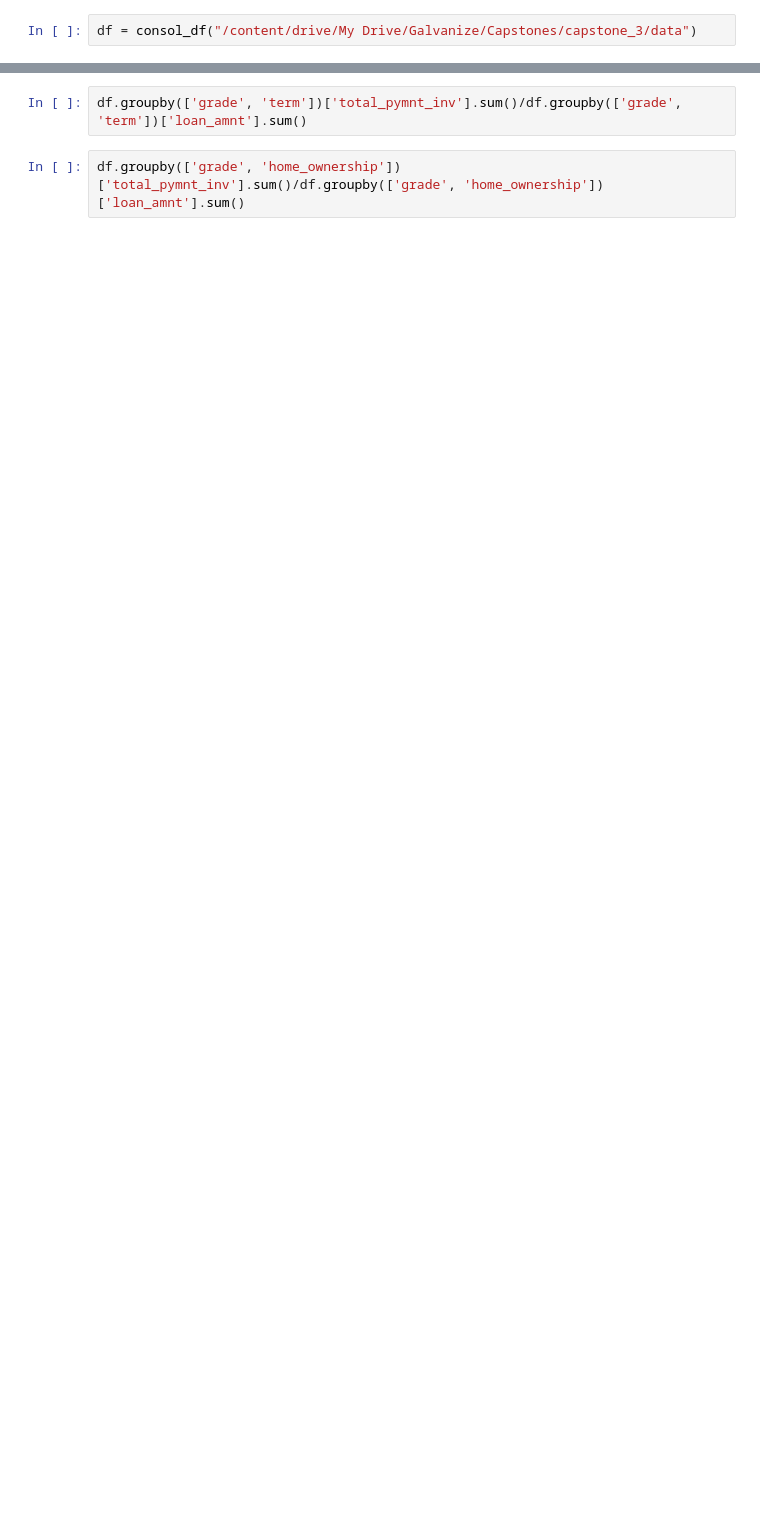
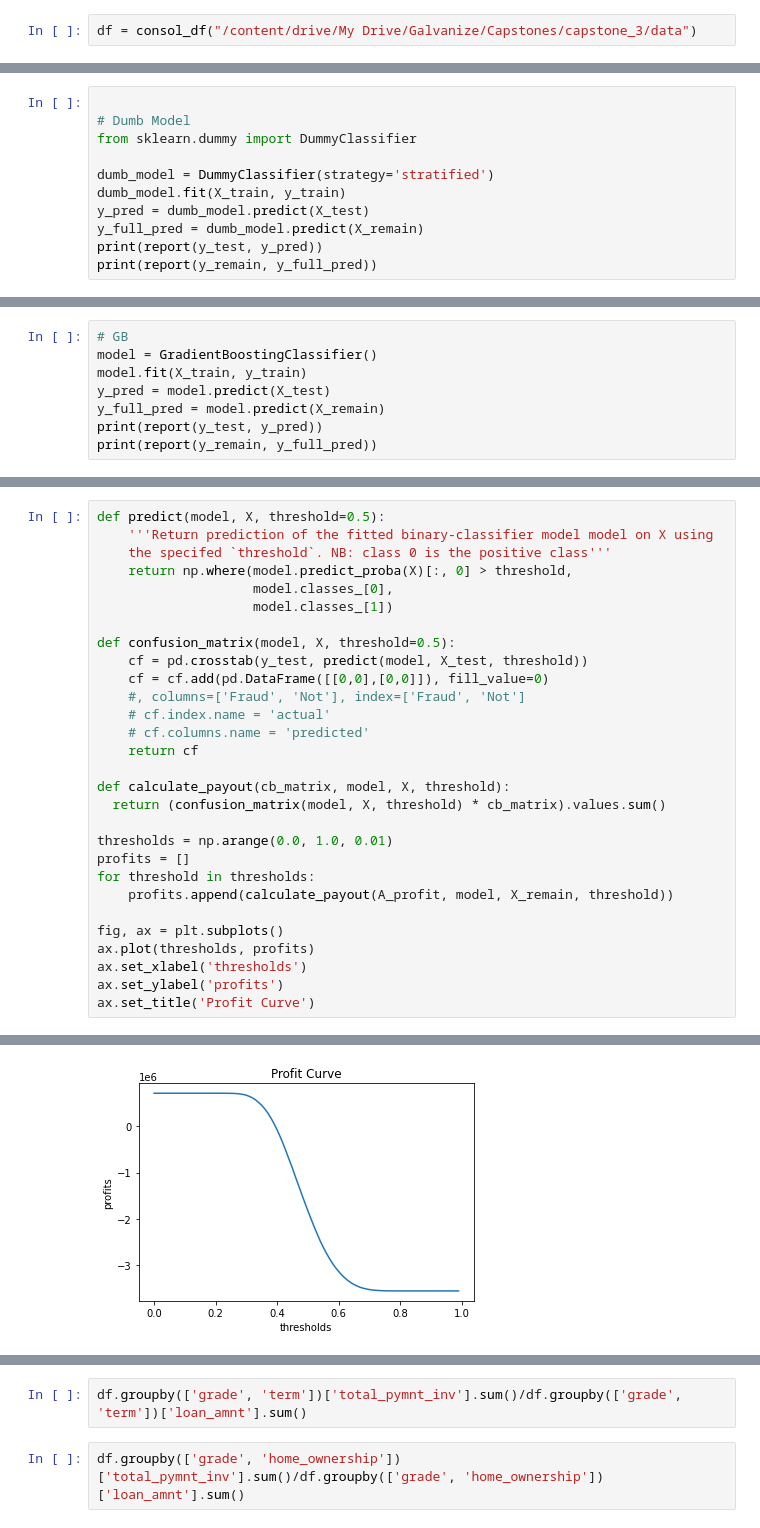
Before and after one commit to clifford-cheng/Lending-Club, a Jupyter notebook: LendingClub.ipynb, the cells around one changed output, grey strips where cells are left out. Cells and saved outputs as stored; diff of their text form; blank space fills up the shorter version.

```diff
--- a/LendingClub.ipynb
+++ b/LendingClub.ipynb
@@ -98,0 +375,11 @@ df
+# %%
+
+# Dumb Model
+from sklearn.dummy import DummyClassifier
+
+dumb_model = DummyClassifier(strategy='stratified')
+dumb_model.fit(X_train, y_train)
+y_pred = dumb_model.predict(X_test)
+y_full_pred = dumb_model.predict(X_remain)
+print(report(y_test, y_pred))
+print(report(y_remain, y_full_pred))
@@ -98,0 +404,8 @@ df
+# %%
+# GB
+model = GradientBoostingClassifier()
+model.fit(X_train, y_train)
+y_pred = model.predict(X_test)
+y_full_pred = model.predict(X_remain)
+print(report(y_test, y_pred))
+print(report(y_remain, y_full_pred))
@@ -98,0 +462,30 @@ df
+# %%
+def predict(model, X, threshold=0.5):
+    '''Return prediction of the fitted binary-classifier model model on X using
+    the specifed `threshold`. NB: class 0 is the positive class'''
+    return np.where(model.predict_proba(X)[:, 0] > threshold,
+                    model.classes_[0],
+                    model.classes_[1])
+
+def confusion_matrix(model, X, threshold=0.5):
+    cf = pd.crosstab(y_test, predict(model, X_test, threshold))
+    cf = cf.add(pd.DataFrame([[0,0],[0,0]]), fill_value=0)
+    #, columns=['Fraud', 'Not'], index=['Fraud', 'Not']
+    # cf.index.name = 'actual'
+    # cf.columns.name = 'predicted'
+    return cf
+
+def calculate_payout(cb_matrix, model, X, threshold):
+  return (confusion_matrix(model, X, threshold) * cb_matrix).values.sum()
+
+thresholds = np.arange(0.0, 1.0, 0.01)
+profits = []
+for threshold in thresholds:
+    profits.append(calculate_payout(A_profit, model, X_remain, threshold))
+
+fig, ax = plt.subplots()
+ax.plot(thresholds, profits)
+ax.set_xlabel('thresholds')
+ax.set_ylabel('profits')
+ax.set_title('Profit Curve')
+# %% [output]
@@ -98,0 +493 @@ df
+[figure, added]
```
Also changed, not shown: parts of 61 cells of this notebook.
